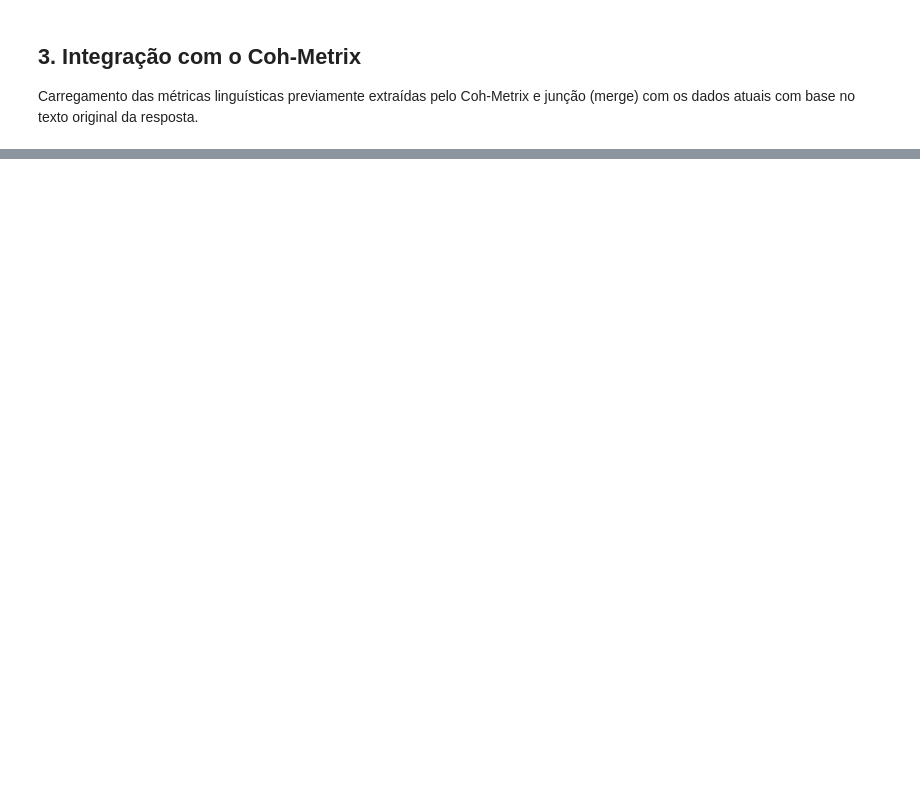
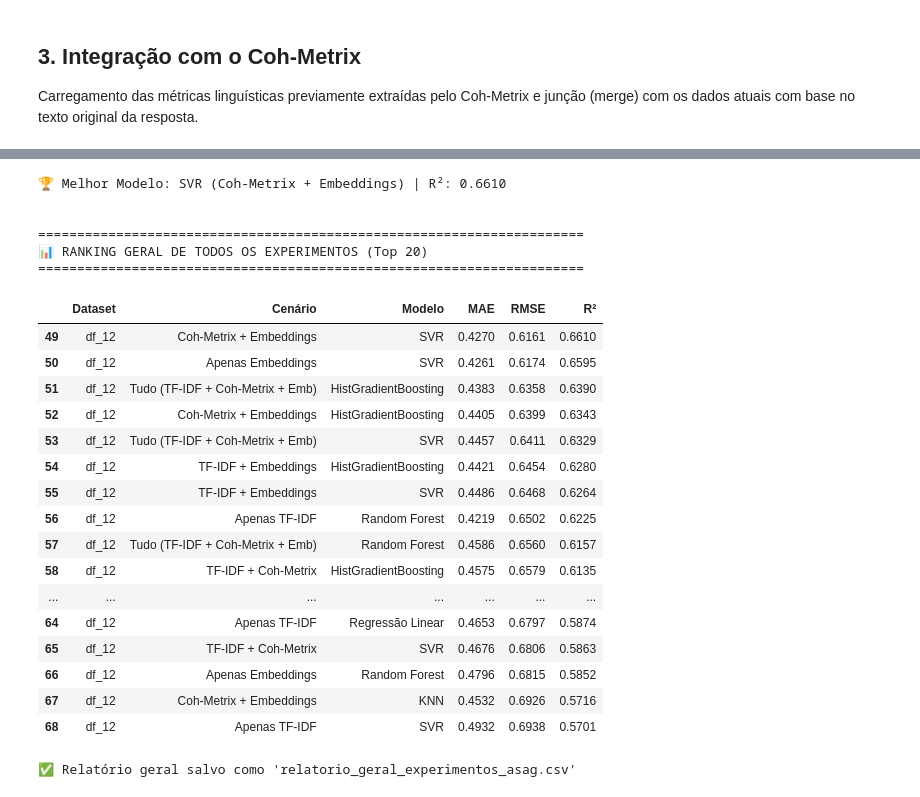
Before and after one commit to ValdirJunior13/nlp-main, a Jupyter notebook: nlp-main/analise_avancada_mvp.ipynb, the cells around one changed output, grey strips where cells are left out. Drawn from its saved outputs; the diff is of its cells as text; code cells hidden in the pictures; blank space fills up the shorter version.

Commit message:
Treinamento e atualização dos resultados

```diff
--- a/nlp-main/analise_avancada_mvp.ipynb
+++ b/nlp-main/analise_avancada_mvp.ipynb
@@ -58,18 +49,0 @@ Geração das representações vetoriais dos textos utilizando modelos de lingua
-# %%
-print("Gerando Embeddings (Sentence Transformers)...")
-modelo_ia = SentenceTransformer('paraphrase-multilingual-MiniLM-L12-v2')
-
-emb_train = modelo_ia.encode(textos_train, show_progress_bar=True)
-emb_test  = modelo_ia.encode(textos_test,  show_progress_bar=True)
-
-cols_emb = [f"emb_{i}" for i in range(emb_train.shape[1])]
-df_emb_train = pd.DataFrame(emb_train, columns=cols_emb)
-df_emb_test  = pd.DataFrame(emb_test,  columns=cols_emb)
-
-print("Gerando TF-IDF...")
-tfidf_vec = TfidfVectorizer(max_features=1000, stop_words=stop_words_pt)
-tfidf_vec.fit(textos_train)
-
-cols_tfidf = tfidf_vec.get_feature_names_out()
-df_tfidf_train = pd.DataFrame(tfidf_vec.transform(textos_train).toarray(), columns=cols_tfidf)
-df_tfidf_test  = pd.DataFrame(tfidf_vec.transform(textos_test).toarray(),  columns=cols_tfidf)
@@ -307,0 +307,28 @@ RESPOSTA: O genótipo é a constituição genética do indivíduo, o conjunto de
+# %%
+
+lista_de_datasets = ["df_11", "df_12"]
+todas_as_tabelas = []
+
+print("Iniciando a bateria de experimentos...")
+
+for dataset in lista_de_datasets:
+    try:
+        tabela_resultado = executar_experimento_asag(dataset)
+        if tabela_resultado is not None and not tabela_resultado.empty:
+            todas_as_tabelas.append(tabela_resultado)
+    except Exception as e:
+        print(f"❌ Erro crítico ao processar {dataset}: {e}")
+
+if len(todas_as_tabelas) > 0:
+    relatorio_final = pd.concat(todas_as_tabelas, ignore_index=True)
+
+    print("\n" + "="*70)
+    print("📊 RANKING GERAL DE TODOS OS EXPERIMENTOS (Top 20)")
+    print("="*70)
+    display(relatorio_final.sort_values(by="R²", ascending=False).head(20).round(4))
+
+    relatorio_final.to_csv("relatorio_geral_experimentos_asag.csv", index=False)
+    print("✅ Relatório geral salvo como 'relatorio_geral_experimentos_asag.csv'")
+else:
+    print("\n⚠️ Nenhum resultado foi gerado. Verifique os logs acima para entender onde falhou.")
+# %% [output]
@@ -307,0 +384,24 @@ RESPOSTA: O genótipo é a constituição genética do indivíduo, o conjunto de
+🏆 Melhor Modelo: SVR (Coh-Metrix + Embeddings) | R²: 0.6610
+
+
+======================================================================
+📊 RANKING GERAL DE TODOS OS EXPERIMENTOS (Top 20)
+======================================================================
+|  | Dataset | Cenário | Modelo | MAE | RMSE | R² |
+| 49 | df_12 | Coh-Metrix + Embeddings | SVR | 0.4270 | 0.6161 | 0.6610 |
+| 50 | df_12 | Apenas Embeddings | SVR | 0.4261 | 0.6174 | 0.6595 |
+| 51 | df_12 | Tudo (TF-IDF + Coh-Metrix + Emb) | HistGradientBoosting | 0.4383 | 0.6358 | 0.6390 |
+| 52 | df_12 | Coh-Metrix + Embeddings | HistGradientBoosting | 0.4405 | 0.6399 | 0.6343 |
+| 53 | df_12 | Tudo (TF-IDF + Coh-Metrix + Emb) | SVR | 0.4457 | 0.6411 | 0.6329 |
+| 54 | df_12 | TF-IDF + Embeddings | HistGradientBoosting | 0.4421 | 0.6454 | 0.6280 |
+| 55 | df_12 | TF-IDF + Embeddings | SVR | 0.4486 | 0.6468 | 0.6264 |
+| 56 | df_12 | Apenas TF-IDF | Random Forest | 0.4219 | 0.6502 | 0.6225 |
+| 57 | df_12 | Tudo (TF-IDF + Coh-Metrix + Emb) | Random Forest | 0.4586 | 0.6560 | 0.6157 |
+| 58 | df_12 | TF-IDF + Coh-Metrix | HistGradientBoosting | 0.4575 | 0.6579 | 0.6135 |
+| ... | ... | ... | ... | ... | ... | ... |
+| 64 | df_12 | Apenas TF-IDF | Regressão Linear | 0.4653 | 0.6797 | 0.5874 |
+| 65 | df_12 | TF-IDF + Coh-Metrix | SVR | 0.4676 | 0.6806 | 0.5863 |
+| 66 | df_12 | Apenas Embeddings | Random Forest | 0.4796 | 0.6815 | 0.5852 |
+| 67 | df_12 | Coh-Metrix + Embeddings | KNN | 0.4532 | 0.6926 | 0.5716 |
+| 68 | df_12 | Apenas TF-IDF | SVR | 0.4932 | 0.6938 | 0.5701 |
+✅ Relatório geral salvo como 'relatorio_geral_experimentos_asag.csv'
```
Also changed, not shown: parts of 19 cells of this notebook, 4 other files.
